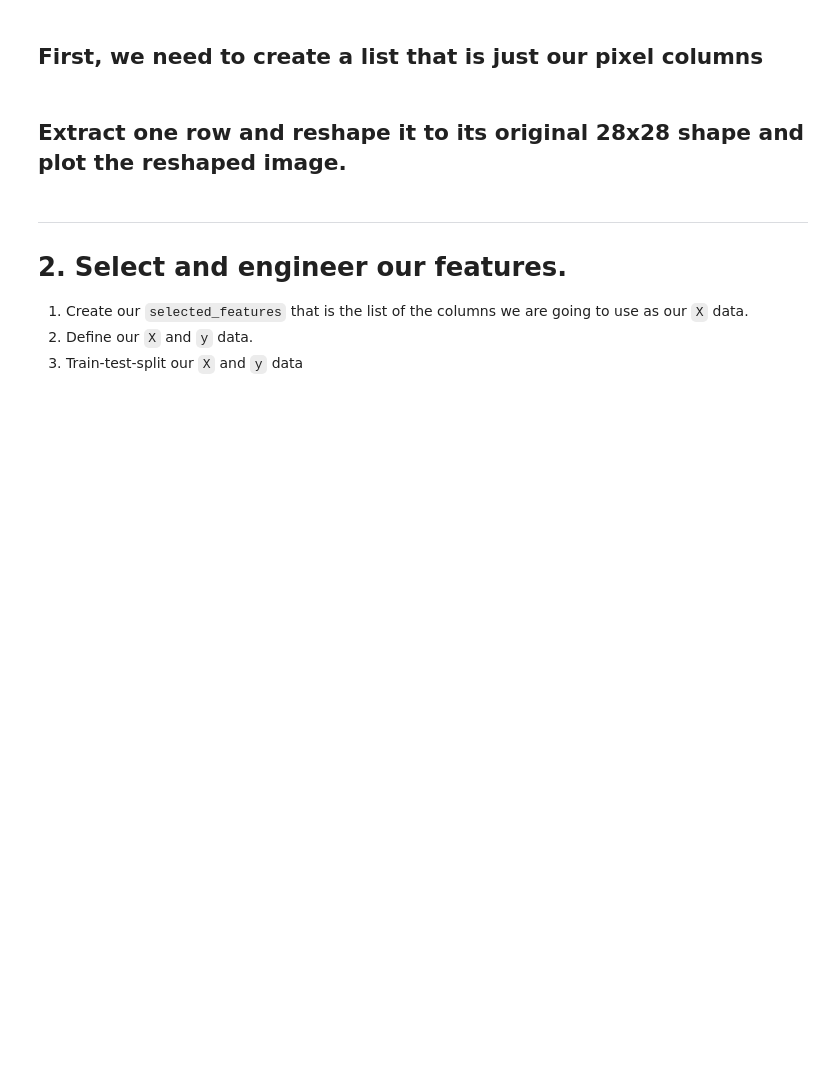
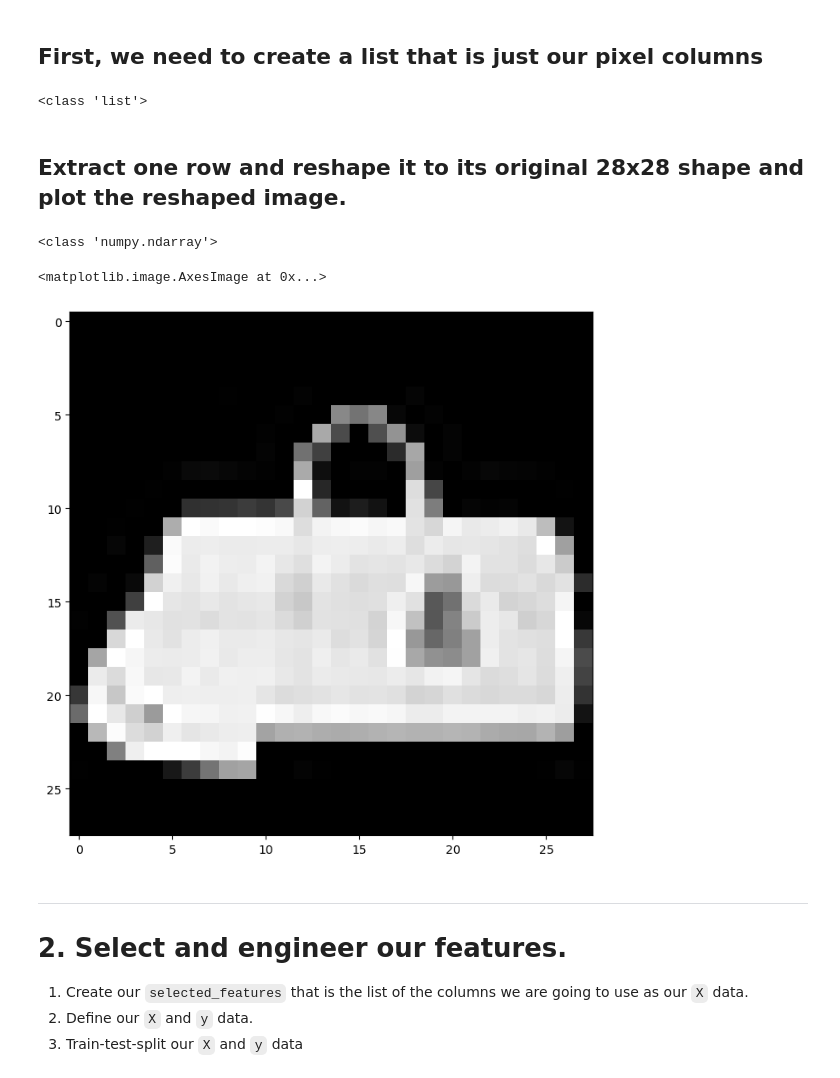
Before and after one commit to CenzOh/Python_Data_Science, a Jupyter notebook: Week-07-Image-Classification/Image-Classification-Exercise.ipynb, the cells around one changed output. Saved outputs shown, nothing was run; the diff lists cells and outputs as text; code cells hidden in the pictures; blank space fills up the shorter version.

```diff
--- a/Week-07-Image-Classification/Image-Classification-Exercise.ipynb
+++ b/Week-07-Image-Classification/Image-Classification-Exercise.ipynb
@@ -18,3 +35,5 @@ In this exercise, you will be classifying images about clothes. The data set you
 5. Visualize at least one image.
 # %%
 # 1. Load data into a pandas dataframe.
+df = pd.read_csv('data/fashion-small.csv')
+df.head()
@@ -36,28 +99,38 @@ In this exercise, you will be classifying images about clothes. The data set you
 ## First, we need to create a list that is just our pixel columns
 # %%
 # Grabs all of the columns
-
+cols = df.columns
 
 # Convert the all columns object into a regular list
-
+cols = list(cols)
 
 # Sanity check that it is now just a list.
-
+print(type(cols)) #good
 
 # Remove just the label column from the list
+cols.remove('label')
+# %% [output]
+<class 'list'>
 # %% [markdown]
 ## Extract one row and reshape it to its original 28x28 shape and plot the reshaped image.
 # %%
 # Select just the pixel columns and convert them to a numpy array by using .values.
-
+plt.figure(figsize=(8,8)) #setting size of plot first
+imgs = df[cols].values
+print(type(imgs)) #shows the array
 
 # Select just one image from all the images
-
+img = imgs[999] #the input is the row we will be using
 
 # Reshape the image to be a 28x28 matrix (original format of image)
-
+img = img.reshape(28,28)
 
 # Plot reshaped image
+plt.imshow(img, cmap='gray') #grayscale and our image is a purse
+# %% [output]
+<class 'numpy.ndarray'>
+<matplotlib.image.AxesImage at 0x...>
+[figure, added]
 # %% [markdown]
 ___
 # 2. Select and engineer our features.
```
Also changed, not shown: parts of 27 cells of this notebook, 1 other file.
